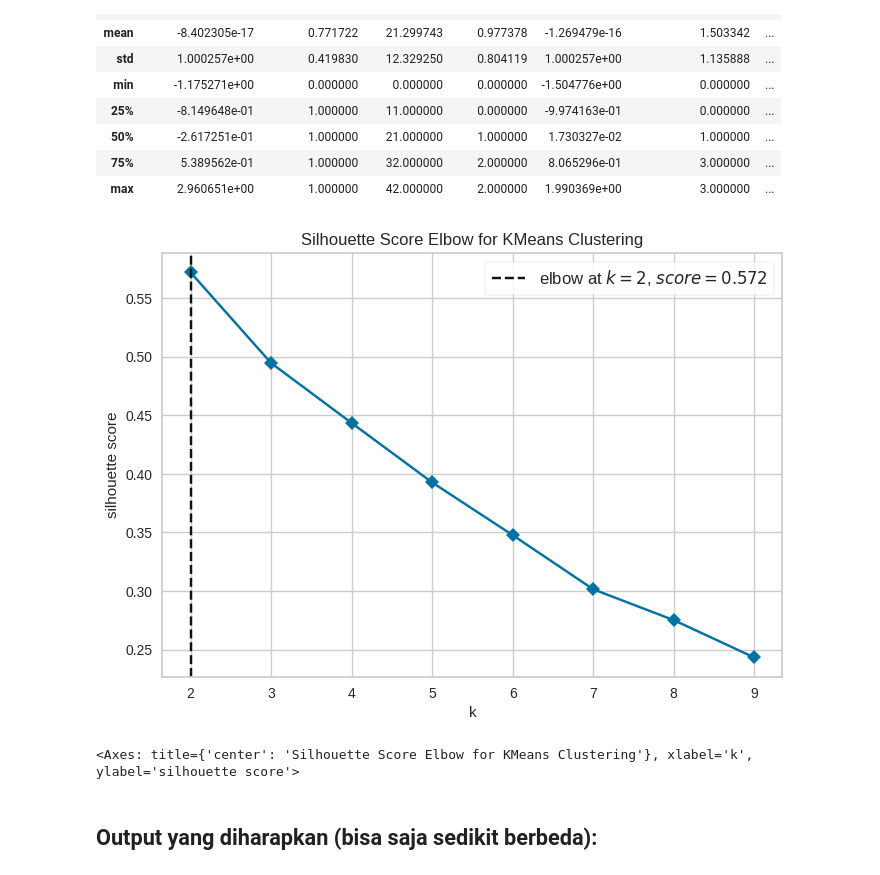
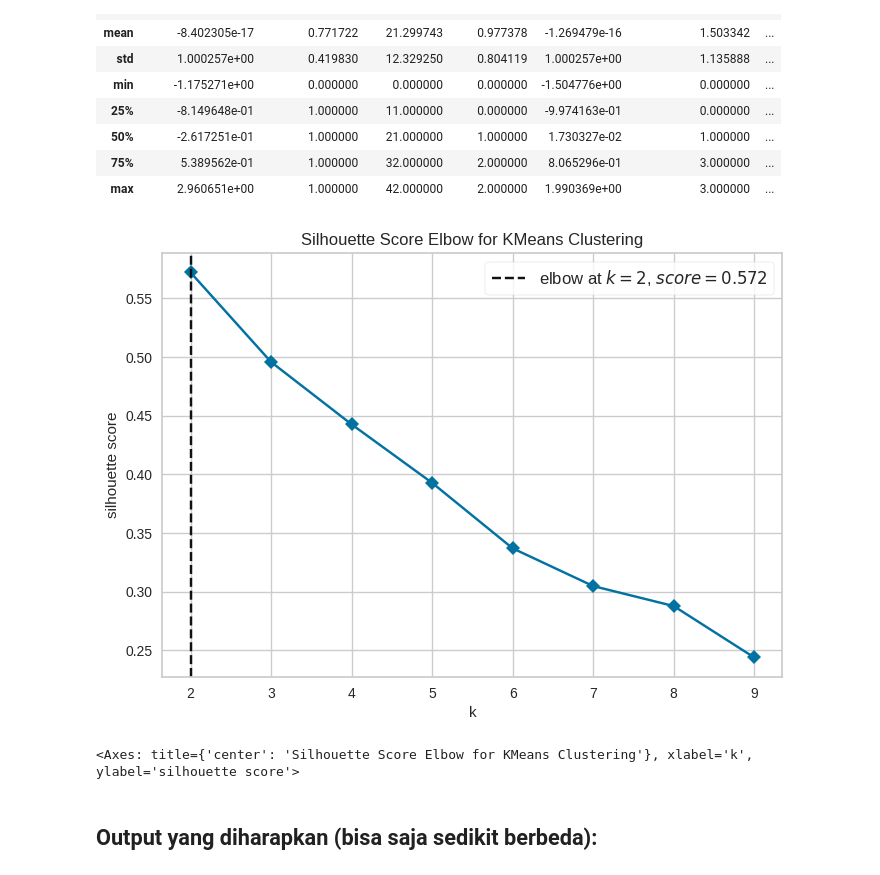
Before and after one commit to nadhif-royal/fraud-detection-clustering-classification, a Jupyter notebook: notebooks/[Clustering]_Submission_Akhir_BMLP_NadhifRifatRasendriya.ipynb, the cells around one changed output. Cells and saved outputs as stored; diff of their text form; code cells hidden in the pictures.

```diff
--- a/notebooks/[Clustering]_Submission_Akhir_BMLP_NadhifRifatRasendriya.ipynb
+++ b/notebooks/[Clustering]_Submission_Akhir_BMLP_NadhifRifatRasendriya.ipynb
@@ -601,29 +593,29 @@ df_used.describe()
 # %%
 # Melakukan visualisasi Elbow Method menggunakan KElbowVisualizer()
 
 # Buat (instantiate) model clustering
 model = KMeans()
 
 ### MULAI CODE ###
 
 # Buat (instantiate) KElbowVisualizer
 #  - Masukkan 'model' yang akan digunakan
 #  - Tentukan jumlah cluster yang akan diuji (range 2 sampai 10)
 #  - Tentukan 'metric' evaluasi
 visualizer = KElbowVisualizer(model,
                        k=(2,10),
                        metric='silhouette',
                        timings=False)
 
 # Jalankan (fit) visualizer pada data
-visualizer.fit(df_used)
+visualizer.fit(df)
 
 # Tampilkan plot
 visualizer.show()
 
 ### SELESAI CODE ###
 # %% [output]
-[figure, old version]
+[figure, new version]
 <Axes: title={'center': 'Silhouette Score Elbow for KMeans Clustering'}, xlabel='k', ylabel='silhouette score'>
 # %% [markdown]
 ## **Output yang diharapkan** (bisa saja sedikit berbeda)**:**
```
Also changed, not shown: parts of 5 cells of this notebook.
